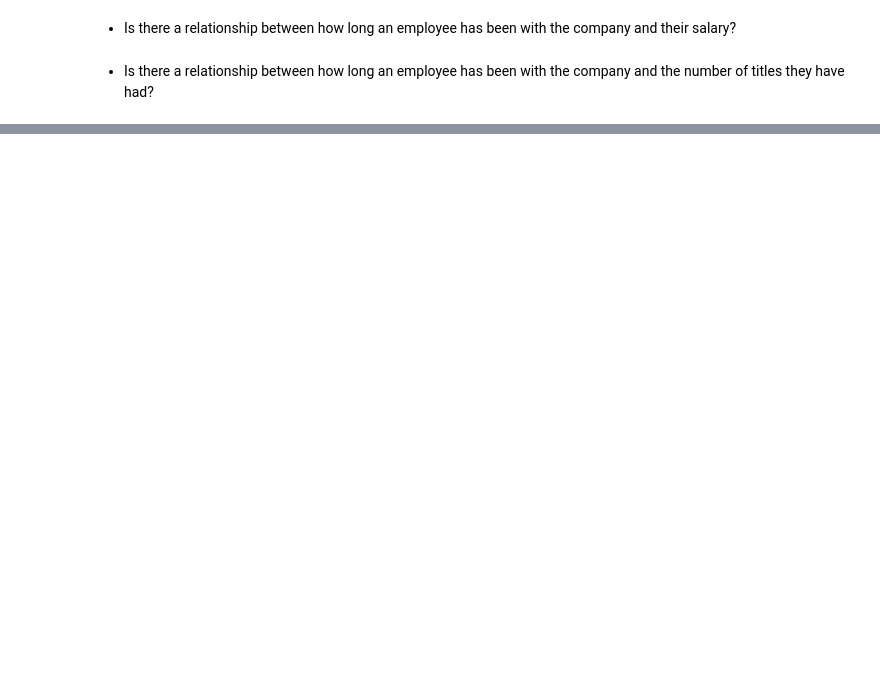
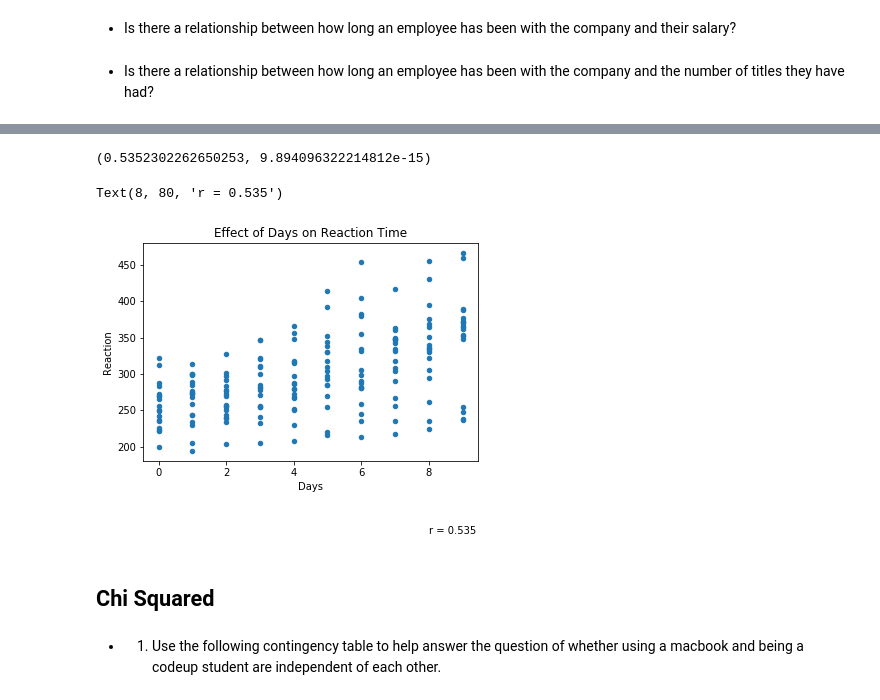
Before and after one commit to QuantumKane/statistics-exercises, a Jupyter notebook: hypothesis_testing.ipynb, the cells around one changed output, grey strips where cells are left out. Drawn from its saved outputs; the diff is of its cells as text; code cells hidden in the pictures; blank space fills up the shorter version.

```diff
--- a/hypothesis_testing.ipynb
+++ b/hypothesis_testing.ipynb
@@ -293,0 +351,5 @@ df.head()
+# %%
+# Loading the dataset
+
+df = data("sleepstudy")
+df.info()
@@ -293,0 +381,18 @@ df.head()
+# %%
+corr, p
+# %% [output]
+(0.5352302262650253, 9.894096322214812e-15)
+# %%
+# visualizing the data
+
+df.plot.scatter('Days', 'Reaction')
+plt.title('Effect of Days on Reaction Time')
+plt.text(8,80, f'r = {r:.3f}')
+# %% [output]
+Text(8, 80, 'r = 0.535')
+[figure, added]
+# %% [markdown]
+## Chi Squared
+# %% [markdown]
+- 1. Use the following contingency table to help answer the question of whether using a
+     macbook and being a codeup student are independent of each other.
```
Also changed, not shown: parts of 32 cells of this notebook.
